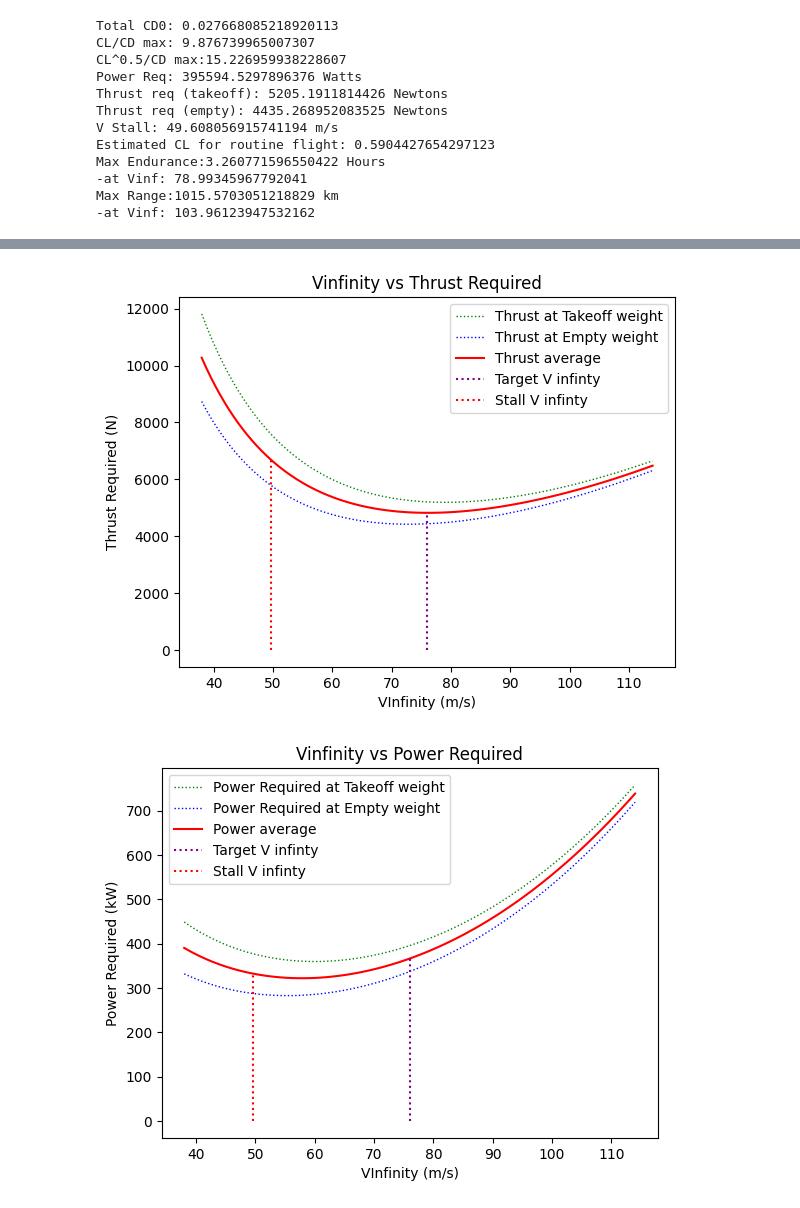
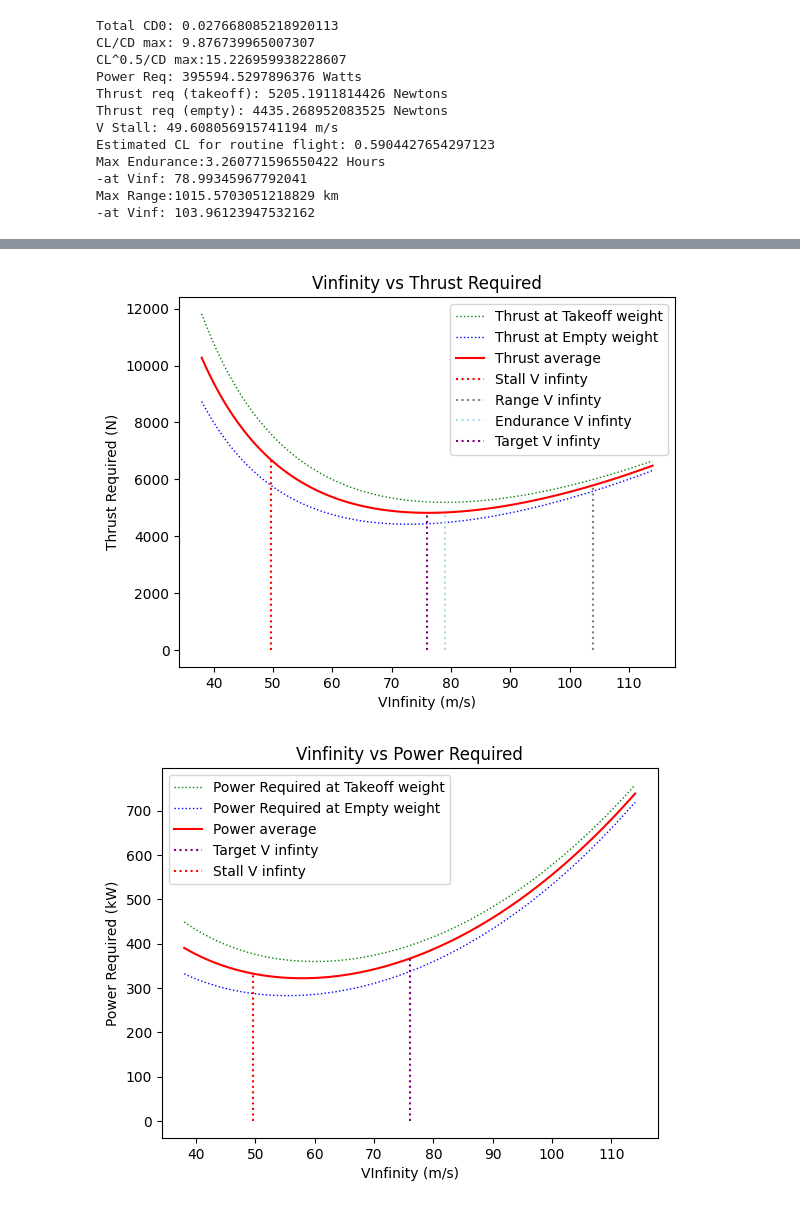
Before and after one commit to Danny2two/Dragbuilduppy, a Jupyter notebook: JupyterNotebookArchive/Aere261ProjectE.ipynb, the cells around one changed output, grey strips where cells are left out. Drawn from its saved outputs; the diff is of its cells as text; code cells hidden in the pictures.

```diff
--- a/JupyterNotebookArchive/Aere261ProjectE.ipynb
+++ b/JupyterNotebookArchive/Aere261ProjectE.ipynb
@@ -160,35 +170,48 @@ dens = OppaStoppa.Atmosphere.Density
 Vinfarr = npy.linspace(vinfT - (vinfT/2),vinfT + (vinfT/2),100)
 
 ytakeoff = []
 yempty = []
 yave = []
 index = 0
 for i in Vinfarr:
   q = calc_dynpressure(dens,i)
   ytakeoff.append(calc_ThrustReq(q,MainWing.Area,OppaStoppa.Cd0,k,OppaStoppa.weight_takeoff))
   yempty.append(calc_ThrustReq(q,MainWing.Area,OppaStoppa.Cd0,k,OppaStoppa.weight_empty))
   yave.append((yempty[index] + ytakeoff[index])/2)
 
   index +=1
 
 fig, ThrVinf = plt.subplots()
 ThrVinf.plot(Vinfarr,ytakeoff,":g",linewidth=1,label="Thrust at Takeoff weight")
 ThrVinf.plot(Vinfarr,yempty,":b",linewidth=1,label="Thrust at Empty weight")
 ThrVinf.plot(Vinfarr,yave,"r",label="Thrust average")
 
 #find closest value in vinf array to stall speed
 minarr = npy.absolute(Vinfarr-vstall)
 locationofvstall = minarr.argmin()
+plt.vlines(vstall,0,yave[locationofvstall],colors="red",linestyles="dotted",label="Stall V infinty")
+
+#Find closest value to vinf max range
+minarr = npy.absolute(Vinfarr-vinfMR)
+locationofvMR = minarr.argmin()
+plt.vlines(vinfMR,0,yave[locationofvMR],colors="grey",linestyles="dotted",label="Range V infinty")
+
+#Find closest value to vinf max endurance
+minarr = npy.absolute(Vinfarr-vinfME)
+locationofvME = minarr.argmin()
+plt.vlines(vinfME,0,yave[locationofvME],colors="lightblue",linestyles="dotted",label="Endurance V infinty")
+
 
 plt.vlines(vinfT,0,yave[int(len(Vinfarr)/2)],colors="purple",linestyles="dotted",label="Target V infinty")
-plt.vlines(vstall,0,yave[locationofvstall],colors="red",linestyles="dotted",label="Stall V infinty")
 
 plt.legend()
 ThrVinf.set(xlabel='VInfinity (m/s)', ylabel='Thrust Required (N)',
        title='Vinfinity vs Thrust Required')
+
+plt.savefig("VinfvsThrust.svg",format="svg",bbox_inches='tight')
 plt.show()
 # %% [output]
-[figure, old version]
+[figure, new version]
 # %%
 #Plot Power requred vs V_inf
 vinfT = OppaStoppa.Atmosphere.Vinfinity
```
Also changed, not shown: parts of 2 cells of this notebook.
